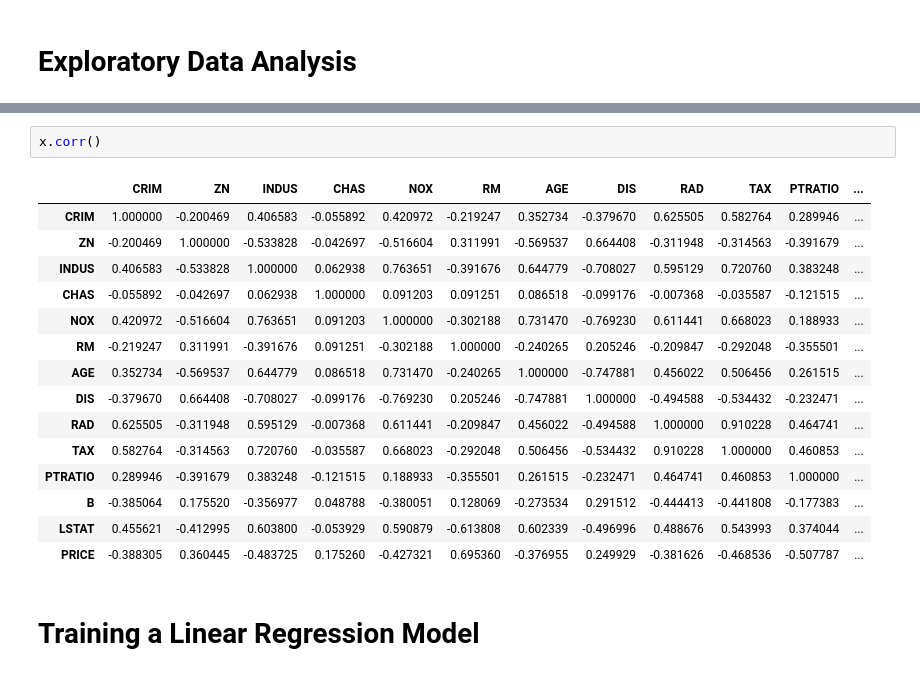
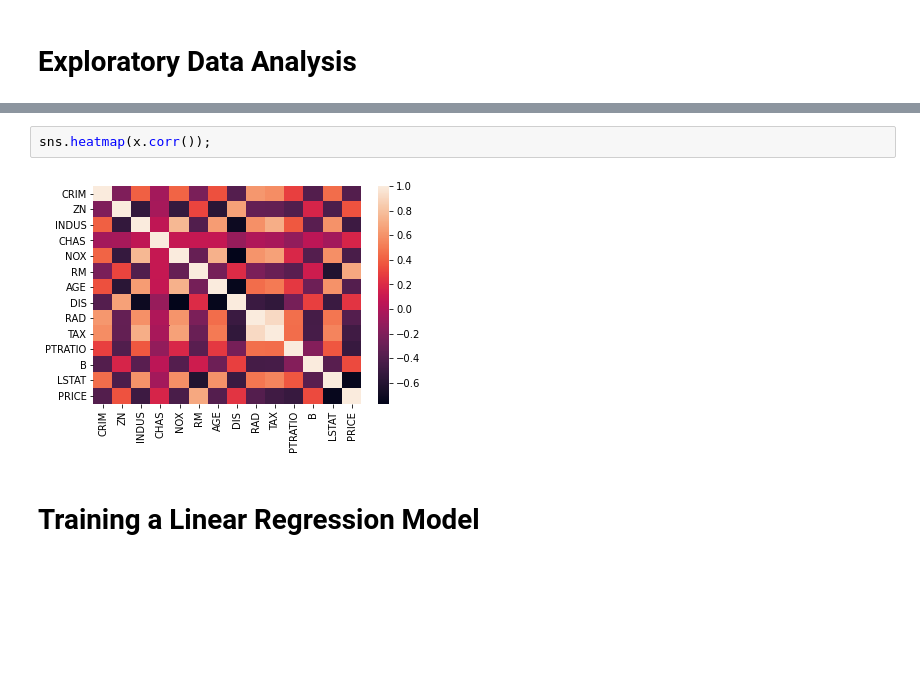
Before and after one commit to deepukumar18/Boston-Housing-Prediction, a Jupyter notebook: Boston_Project.ipynb, the cells around one changed output, grey strips where cells are left out. Saved outputs shown, nothing was run; the diff lists cells and outputs as text; blank space fills up the shorter version.

```diff
--- a/Boston_Project.ipynb
+++ b/Boston_Project.ipynb
@@ -136,22 +134,8 @@ sns.distplot(x['PRICE'])
 [figure]
-# %%
-x.corr()
-# %% [output]
-|  | CRIM | ZN | INDUS | CHAS | NOX | RM | AGE | DIS | RAD | TAX | PTRATIO | ... |
-| CRIM | 1.000000 | -0.200469 | 0.406583 | -0.055892 | 0.420972 | -0.219247 | 0.352734 | -0.379670 | 0.625505 | 0.582764 | 0.289946 | ... |
-| ZN | -0.200469 | 1.000000 | -0.533828 | -0.042697 | -0.516604 | 0.311991 | -0.569537 | 0.664408 | -0.311948 | -0.314563 | -0.391679 | ... |
-| INDUS | 0.406583 | -0.533828 | 1.000000 | 0.062938 | 0.763651 | -0.391676 | 0.644779 | -0.708027 | 0.595129 | 0.720760 | 0.383248 | ... |
-| CHAS | -0.055892 | -0.042697 | 0.062938 | 1.000000 | 0.091203 | 0.091251 | 0.086518 | -0.099176 | -0.007368 | -0.035587 | -0.121515 | ... |
-| NOX | 0.420972 | -0.516604 | 0.763651 | 0.091203 | 1.000000 | -0.302188 | 0.731470 | -0.769230 | 0.611441 | 0.668023 | 0.188933 | ... |
-| RM | -0.219247 | 0.311991 | -0.391676 | 0.091251 | -0.302188 | 1.000000 | -0.240265 | 0.205246 | -0.209847 | -0.292048 | -0.355501 | ... |
-| AGE | 0.352734 | -0.569537 | 0.644779 | 0.086518 | 0.731470 | -0.240265 | 1.000000 | -0.747881 | 0.456022 | 0.506456 | 0.261515 | ... |
-| DIS | -0.379670 | 0.664408 | -0.708027 | -0.099176 | -0.769230 | 0.205246 | -0.747881 | 1.000000 | -0.494588 | -0.534432 | -0.232471 | ... |
-| RAD | 0.625505 | -0.311948 | 0.595129 | -0.007368 | 0.611441 | -0.209847 | 0.456022 | -0.494588 | 1.000000 | 0.910228 | 0.464741 | ... |
-| TAX | 0.582764 | -0.314563 | 0.720760 | -0.035587 | 0.668023 | -0.292048 | 0.506456 | -0.534432 | 0.910228 | 1.000000 | 0.460853 | ... |
-| PTRATIO | 0.289946 | -0.391679 | 0.383248 | -0.121515 | 0.188933 | -0.355501 | 0.261515 | -0.232471 | 0.464741 | 0.460853 | 1.000000 | ... |
-| B | -0.385064 | 0.175520 | -0.356977 | 0.048788 | -0.380051 | 0.128069 | -0.273534 | 0.291512 | -0.444413 | -0.441808 | -0.177383 | ... |
-| LSTAT | 0.455621 | -0.412995 | 0.603800 | -0.053929 | 0.590879 | -0.613808 | 0.602339 | -0.496996 | 0.488676 | 0.543993 | 0.374044 | ... |
-| PRICE | -0.388305 | 0.360445 | -0.483725 | 0.175260 | -0.427321 | 0.695360 | -0.376955 | 0.249929 | -0.381626 | -0.468536 | -0.507787 | ... |
+# %%
+sns.heatmap(x.corr());
+# %% [output]
+[figure, added]
 # %% [markdown]
 # Training a Linear Regression Model
 # %%
```
Also changed, not shown: parts of 9 cells of this notebook.
